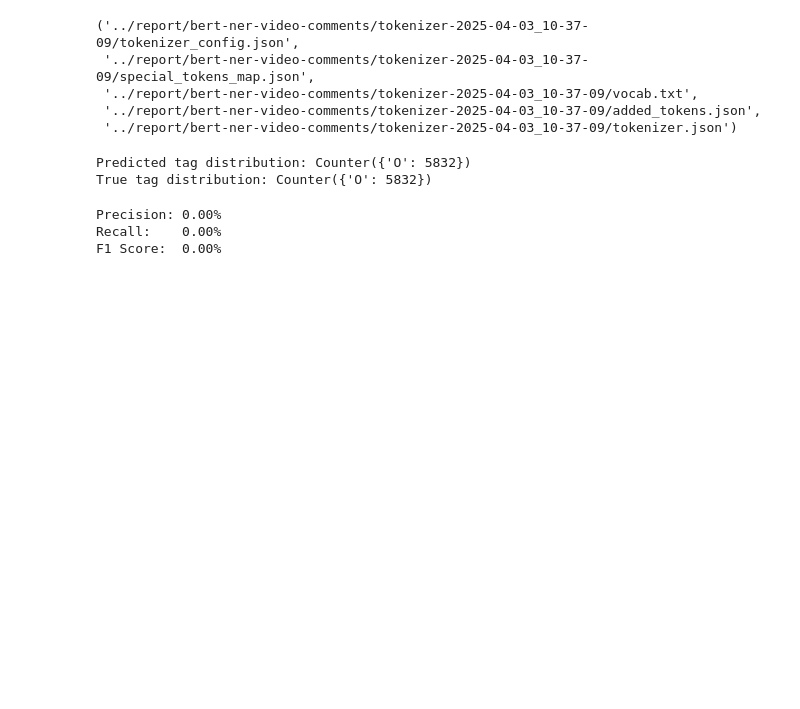
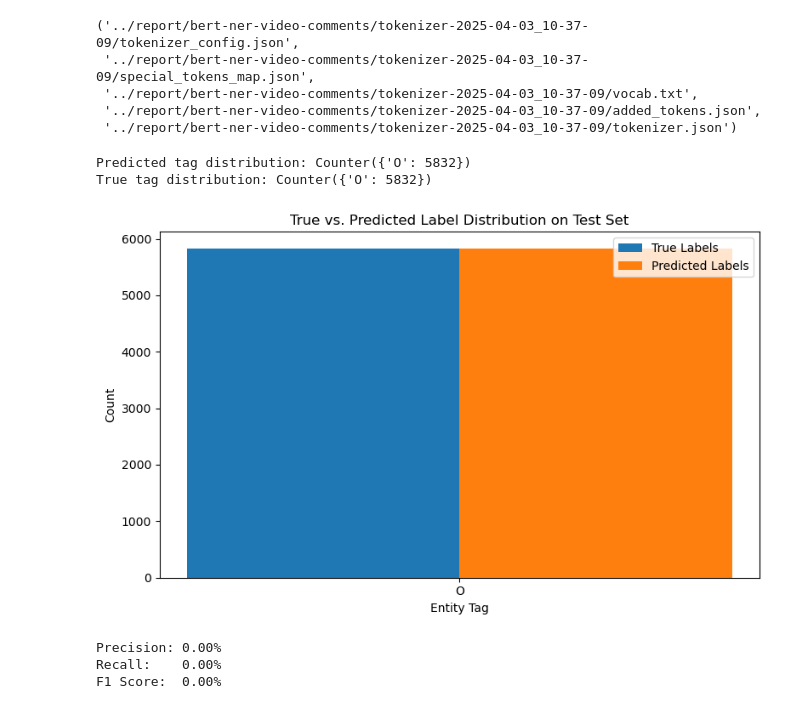
Before and after one commit to michelleddavies/datasci266-NER-project, a Jupyter notebook: code/baseline.ipynb, the cells around one changed output. Drawn from its saved outputs; the diff is of its cells as text; code cells hidden in the pictures; blank space fills up the shorter version.

```diff
--- a/code/baseline.ipynb
+++ b/code/baseline.ipynb
@@ -149,6 +149,14 @@ labels = filtered_df["synthetic_labels"].tolist()
 # Save the final data for training
 texts = df["tokens"].tolist()
 labels = df["synthetic_labels"].tolist()
+# %%
+# Filter out examples where all labels are "O"
+def contains_named_entity(seq):
+    return any(tag != "O" for tag in seq)
+
+filtered = [(x, y) for x, y in zip(texts, labels) if contains_named_entity(y)]
+texts, labels = zip(*filtered)
+texts, labels = list(texts), list(labels)  # re-wrap as lists
 # %%
 # Quick check
 print("Example:", list(zip(texts[0], labels[0])))
@@ -466,6 +474,31 @@ print("True tag distribution:", Counter(flat_trues))
 # %% [output]
 Predicted tag distribution: Counter({'O': 5832})
 True tag distribution: Counter({'O': 5832})
+# %%
+# Create aligned list of all tag types present in either set
+true_counter = Counter(flat_trues)
+pred_counter = Counter(flat_preds)
+
+# Union of all labels
+all_tags = sorted(set(true_counter) | set(pred_counter))
+true_counts = [true_counter.get(tag, 0) for tag in all_tags]
+pred_counts = [pred_counter.get(tag, 0) for tag in all_tags]
+
+# Plotting
+import matplotlib.pyplot as plt
+x = range(len(all_tags))
+plt.figure(figsize=(8, 5))
+plt.bar(x, true_counts, width=0.4, label='True Labels', align='center')
+plt.bar([i + 0.4 for i in x], pred_counts, width=0.4, label='Predicted Labels', align='center')
+plt.xticks([i + 0.2 for i in x], all_tags)
+plt.xlabel("Entity Tag")
+plt.ylabel("Count")
+plt.title("True vs. Predicted Label Distribution on Test Set")
+plt.legend()
+plt.tight_layout()
+plt.show()
+# %% [output]
+[figure, added]
 # %%
 # Print individual metrics
 precision = precision_score(true_tags, predicted_tags, zero_division=0)
```
Also changed, not shown: 5 other files.
